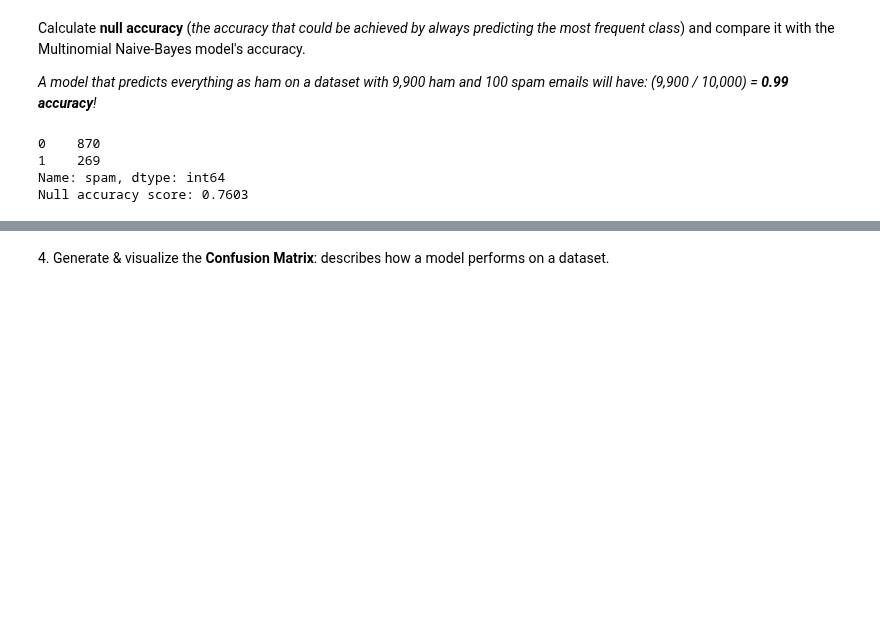
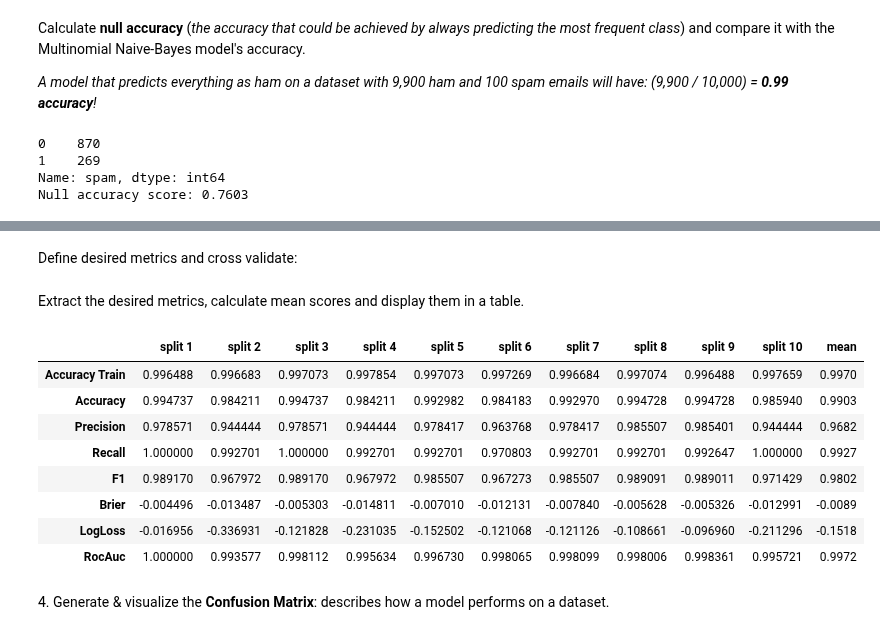
Before and after one commit to CSpanias/spam_filter_bootcamp, a Jupyter notebook: spam_filter.ipynb, the cells around one changed output, grey strips where cells are left out. Drawn from its saved outputs; the diff is of its cells as text; code cells hidden in the pictures; blank space fills up the shorter version.

```diff
--- a/spam_filter.ipynb
+++ b/spam_filter.ipynb
@@ -406,0 +337,2 @@ weighted avg       0.99      0.99      0.99      1139
+# %% [markdown]
+Define desired metrics and cross validate:
@@ -407,3 +346,80 @@ weighted avg       0.99      0.99      0.99      1139
+# %% [markdown]
+Extract the desired metrics, calculate mean scores and display them in a table.
+# %%
+accuracy_train = []
+accuracy_splits = []
+precision_splits = []
+recall_splits = []
+f1_splits = []
+brier_splits = []
+logloss_splits = []
+rocauc_splits = []
+for key, value in scores_mnb.items():
+  if key == 'train_accuracy':
+    accuracy_train.append(value)
+  if key == 'test_accuracy':
+    accuracy_splits.append(value)
+  if key == 'test_precision':
+    precision_splits.append(value)
+  if key == 'test_recall':
+    recall_splits.append(value)
+  if key == 'test_f1':
+    f1_splits.append(value)
+  if key == 'test_neg_brier_score':
+    brier_splits.append(value)
+  if key == 'test_neg_log_loss':
+    logloss_splits.append(value)
+  if key == 'test_roc_auc':
+    rocauc_splits.append(value)
+
+
+# set column names
+split_cols_names = ['split 1', 'split 2', 'split 3', 'split 4', 'split 5',
+                    'split 6', 'split 7', 'split 8', 'split 9', 'split 10']
+
+# convert lists of scores to dataframe
+accuracy_train = pd.DataFrame(accuracy_train, columns=split_cols_names )
+accuracy_splits = pd.DataFrame(accuracy_splits, columns=split_cols_names)
+precision_splits = pd.DataFrame(precision_splits, columns=split_cols_names)
+recall_splits = pd.DataFrame(recall_splits, columns=split_cols_names)
+f1_splits = pd.DataFrame(f1_splits, columns=split_cols_names)
+brier_splits = pd.DataFrame(brier_splits, columns=split_cols_names)
+logloss_splits = pd.DataFrame(logloss_splits, columns=split_cols_names)
+rocauc_splits = pd.DataFrame(rocauc_splits, columns=split_cols_names)
+
+# rename rows
+accuracy_train.rename(index = {0: "Accuracy Train"}, inplace=True)
+accuracy_splits.rename(index = {0: "Accuracy"}, inplace=True)
+precision_splits.rename(index = {0: "Precision"}, inplace = True)
+recall_splits.rename(index = {0: "Recall"}, inplace = True)
+f1_splits.rename(index = {0: "F1"}, inplace = True)
+brier_splits.rename(index = {0: "Brier"}, inplace = True)
+logloss_splits.rename(index = {0: "LogLoss"}, inplace = True)
+rocauc_splits.rename(index = {0: "RocAuc"}, inplace = True)
+
+
+# merge all dataframes into a single one
+metrics_mnb = pd.concat([accuracy_train, accuracy_splits, precision_splits, recall_splits, f1_splits,
+                     brier_splits, logloss_splits, rocauc_splits])
+
+# calculate mean scores for each row
+mean_scores = metrics_mnb.mean(axis=1)
+
+# append column to the dataframe
+metrics_mnb['mean'] = round(mean_scores, 4)
+
+# display dataframe as a table
+display(metrics_mnb)
+# %% [output]
+|  | split 1 | split 2 | split 3 | split 4 | split 5 | split 6 | split 7 | split 8 | split 9 | split 10 | mean |
+| Accuracy Train | 0.996488 | 0.996683 | 0.997073 | 0.997854 | 0.997073 | 0.997269 | 0.996684 | 0.997074 | 0.996488 | 0.997659 | 0.9970 |
+| Accuracy | 0.994737 | 0.984211 | 0.994737 | 0.984211 | 0.992982 | 0.984183 | 0.992970 | 0.994728 | 0.994728 | 0.985940 | 0.9903 |
+| Precision | 0.978571 | 0.944444 | 0.978571 | 0.944444 | 0.978417 | 0.963768 | 0.978417 | 0.985507 | 0.985401 | 0.944444 | 0.9682 |
+| Recall | 1.000000 | 0.992701 | 1.000000 | 0.992701 | 0.992701 | 0.970803 | 0.992701 | 0.992701 | 0.992647 | 1.000000 | 0.9927 |
+| F1 | 0.989170 | 0.967972 | 0.989170 | 0.967972 | 0.985507 | 0.967273 | 0.985507 | 0.989091 | 0.989011 | 0.971429 | 0.9802 |
+| Brier | -0.004496 | -0.013487 | -0.005303 | -0.014811 | -0.007010 | -0.012131 | -0.007840 | -0.005628 | -0.005326 | -0.012991 | -0.0089 |
+| LogLoss | -0.016956 | -0.336931 | -0.121828 | -0.231035 | -0.152502 | -0.121068 | -0.121126 | -0.108661 | -0.096960 | -0.211296 | -0.1518 |
+| RocAuc | 1.000000 | 0.993577 | 0.998112 | 0.995634 | 0.996730 | 0.998065 | 0.998099 | 0.998006 | 0.998361 | 0.995721 | 0.9972 |
 # %% [markdown]
 <a name="ConfusionMatrix"> </a>
 4. Generate & visualize the **Confusion Matrix**: describes how a model performs on a dataset.
```
Also changed, not shown: parts of 34 cells of this notebook.
